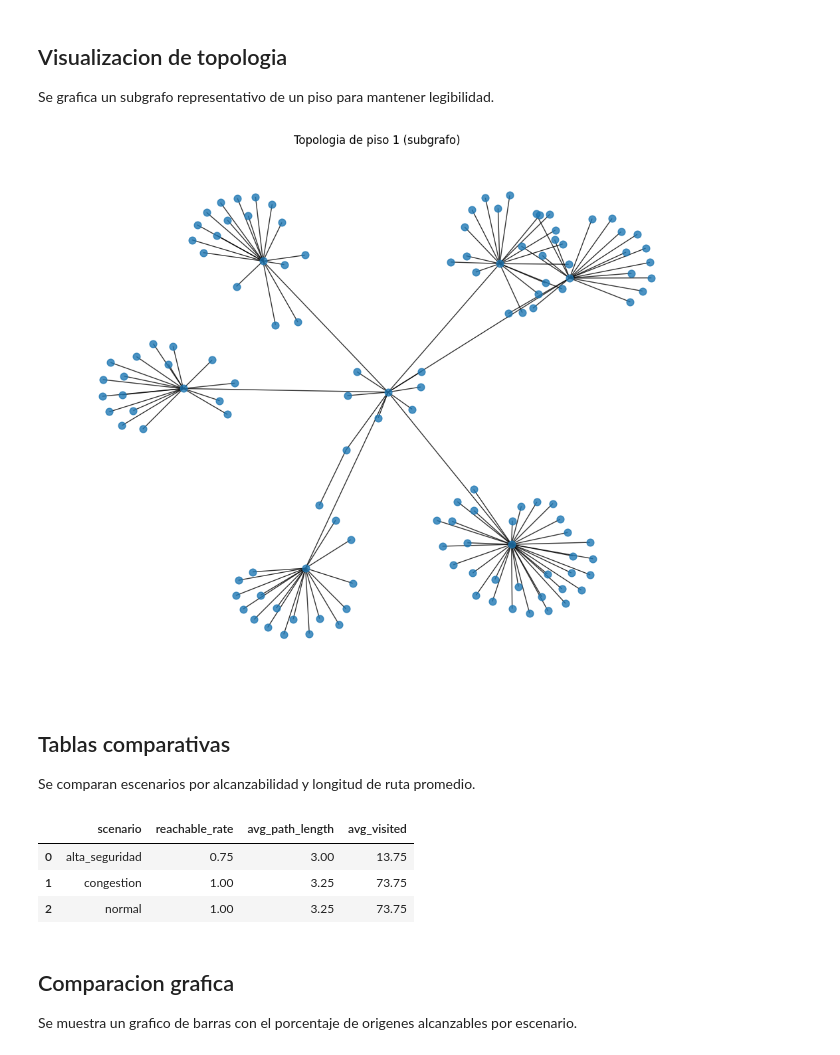
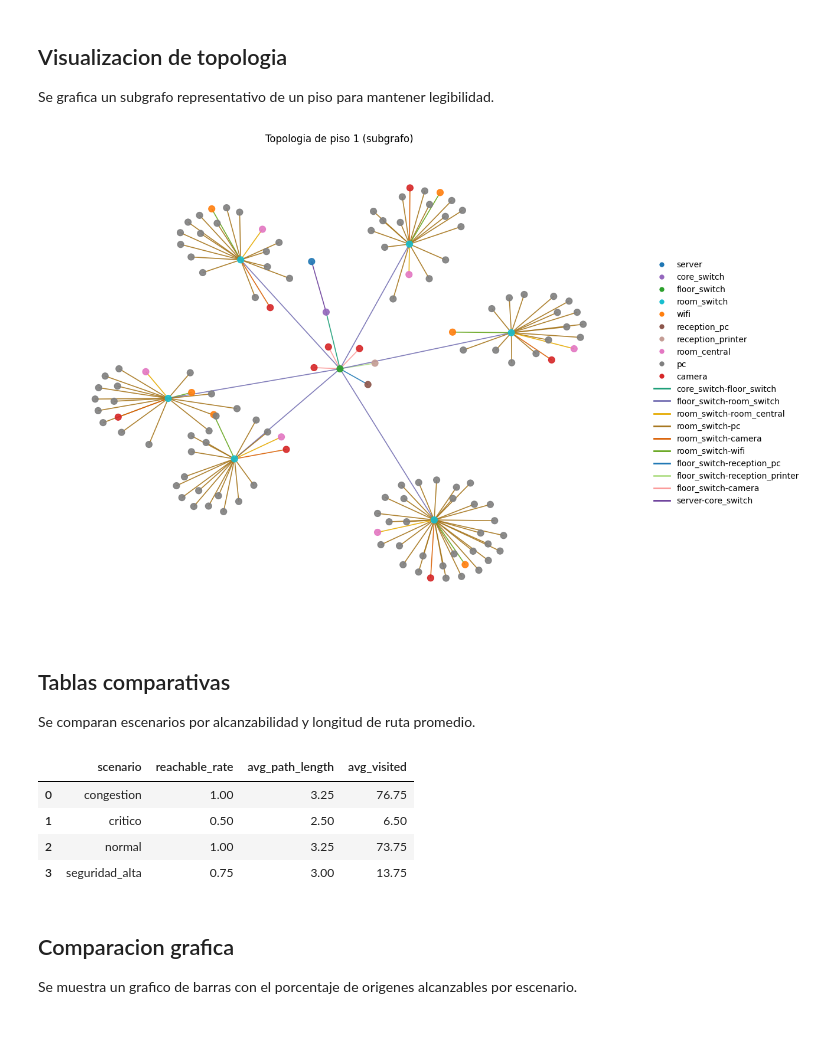
Before and after one commit to DanielJoaco/centic-bfs, a Jupyter notebook: centic_bfs.ipynb, the cells around one changed output. Drawn from its saved outputs; the diff is of its cells as text; code cells hidden in the pictures.

Commit message:
Se agregaron estilos a los grafos y se agrego un protocolo de seguridad critico

```diff
--- a/centic_bfs.ipynb
+++ b/centic_bfs.ipynb
@@ -28,8 +39,9 @@ Se consideran tres escenarios de operacion:
 # %%
 SCENARIOS = {
     "normal": {"s_min": 3, "b_min": 100, "l_max": 30},
-    "alta_seguridad": {"s_min": 4, "b_min": 200, "l_max": 20},
-    "congestion": {"s_min": 3, "b_min": 50, "l_max": 50},
+    "seguridad_alta": {"s_min": 4, "b_min": 200, "l_max": 20},
+    "critico": {"s_min": 5, "b_min": 300, "l_max": 15},
+    "congestion": {"s_min": 2, "b_min": 50, "l_max": 50},
 }
 # %% [markdown]
 ## Construccion del grafo
@@ -74,17 +86,14 @@ def build_centic_graph():
     # Floors
     for floor in range(1, 5):
         floor_switch = f"floor{floor}_switch"
-        wifi_router = f"floor{floor}_wifi"
         receptionist_pc = f"floor{floor}_reception_pc"
         receptionist_printer = f"floor{floor}_reception_printer"
 
         G.add_node(floor_switch, type="floor_switch", floor=floor)
-        G.add_node(wifi_router, type="wifi", floor=floor)
         G.add_node(receptionist_pc, type="reception_pc", floor=floor)
         G.add_node(receptionist_printer, type="reception_printer", floor=floor)
 
         add_edge(G, core_switch, floor_switch, security=5, bandwidth=1000, latency=5)
-        add_edge(G, floor_switch, wifi_router, security=2, bandwidth=100, latency=25)
         add_edge(G, floor_switch, receptionist_pc, security=5, bandwidth=500, latency=8)
         add_edge(G, floor_switch, receptionist_printer, security=5, bandwidth=300, latency=10)
 
@@ -99,14 +108,17 @@ def build_centic_graph():
             room_tag = f"floor{floor}_room{room}"
             central_pc = f"{room_tag}_central_pc"
             cam = f"{room_tag}_cam"
+            wifi_router = f"{room_tag}_wifi"
             room_switch = f"{room_tag}_switch"
             G.add_node(central_pc, type="room_central", floor=floor)
             G.add_node(cam, type="camera", floor=floor)
+            G.add_node(wifi_router, type="wifi", floor=floor)
             G.add_node(room_switch, type="room_switch", floor=floor)
 
             add_edge(G, floor_switch, room_switch, security=4, bandwidth=1000, latency=8)
             add_edge(G, room_switch, central_pc, security=5, bandwidth=1000, latency=8)
             add_edge(G, room_switch, cam, security=4, bandwidth=200, latency=15)
+            add_edge(G, room_switch, wifi_router, security=2, bandwidth=100, latency=25)
 
             # PCs in room
             pc_count = 30 if room == 6 else 15
@@ -210,16 +226,73 @@ Se grafica un subgrafo representativo de un piso para mantener legibilidad.
 # %%
 nodes_floor1 = [n for n, d in G.nodes(data=True) if d.get("floor") == 1]
 nodes_core = ["server_central", "core_switch", "floor1_switch"]
 sub_nodes = set(nodes_floor1 + nodes_core)
 H = G.subgraph(sub_nodes).copy()
 
+node_colors_by_type = {
+    "server": "#1f77b4",
+    "core_switch": "#9467bd",
+    "floor_switch": "#2ca02c",
+    "room_switch": "#17becf",
+    "wifi": "#ff7f0e",
+    "reception_pc": "#8c564b",
+    "reception_printer": "#c49c94",
+    "room_central": "#e377c2",
+    "pc": "#7f7f7f",
+    "camera": "#d62728",
+}
+
+edge_colors_by_pair = {
+    ("core_switch", "floor_switch"): "#1b9e77",
+    ("floor_switch", "room_switch"): "#7570b3",
+    ("room_switch", "room_central"): "#e6ab02",
+    ("room_switch", "pc"): "#a6761d",
+    ("room_switch", "camera"): "#d95f02",
+    ("room_switch", "wifi"): "#66a61e",
+    ("floor_switch", "reception_pc"): "#1f78b4",
+    ("floor_switch", "reception_printer"): "#b2df8a",
+    ("floor_switch", "camera"): "#fb9a99",
+    ("server", "core_switch"): "#6a3d9a",
+}
+
+node_colors = []
+for n in H.nodes():
+    n_type = H.nodes[n].get("type")
+    node_colors.append(node_colors_by_type.get(n_type, "#cccccc"))
+
+edge_colors = []
+for u, v in H.edges():
+    u_type = H.nodes[u].get("type")
+    v_type = H.nodes[v].get("type")
+    pair = (u_type, v_type)
+    rev_pair = (v_type, u_type)
+    edge_colors.append(edge_colors_by_pair.get(pair, edge_colors_by_pair.get(rev_pair, "#bbbbbb")))
+
 plt.figure(figsize=(10, 8))
 pos = nx.spring_layout(H, seed=42, k=0.2)
-nx.draw(H, pos, node_size=60, with_labels=False, alpha=0.8)
+nx.draw(
+    H, pos, node_size=60, with_labels=False, alpha=0.9,
+    node_color=node_colors, edge_color=edge_colors, width=1.2
+)
 plt.title("Topologia de piso 1 (subgrafo)")
+
+from matplotlib.lines import Line2D
+
+node_legend = [
+    Line2D([0], [0], marker="o", color="w", label=label,
+           markerfacecolor=color, markersize=7)
+    for label, color in node_colors_by_type.items()
+]
+edge_legend = [
+    Line2D([0], [0], color=color, lw=2, label=f"{a}-{b}")
+    for (a, b), color in edge_colors_by_pair.items()
+]
+
+plt.legend(handles=node_legend + edge_legend, loc="center left", bbox_to_anchor=(1.02, 0.5), frameon=False)
+plt.tight_layout()
 plt.show()
 # %% [output]
-[figure, old version]
+[figure, new version]
 # %% [markdown]
 ## Tablas comparativas
 
@@ -235,9 +308,10 @@ summary = (
 summary
 # %% [output]
 |  | scenario | reachable_rate | avg_path_length | avg_visited |
-| 0 | alta_seguridad | 0.75 | 3.00 | 13.75 |
-| 1 | congestion | 1.00 | 3.25 | 73.75 |
+| 0 | congestion | 1.00 | 3.25 | 76.75 |
+| 1 | critico | 0.50 | 2.50 | 6.50 |
 | 2 | normal | 1.00 | 3.25 | 73.75 |
+| 3 | seguridad_alta | 0.75 | 3.00 | 13.75 |
 # %% [markdown]
 ## Comparacion grafica
 
```
Also changed, not shown: parts of 6 cells of this notebook.
